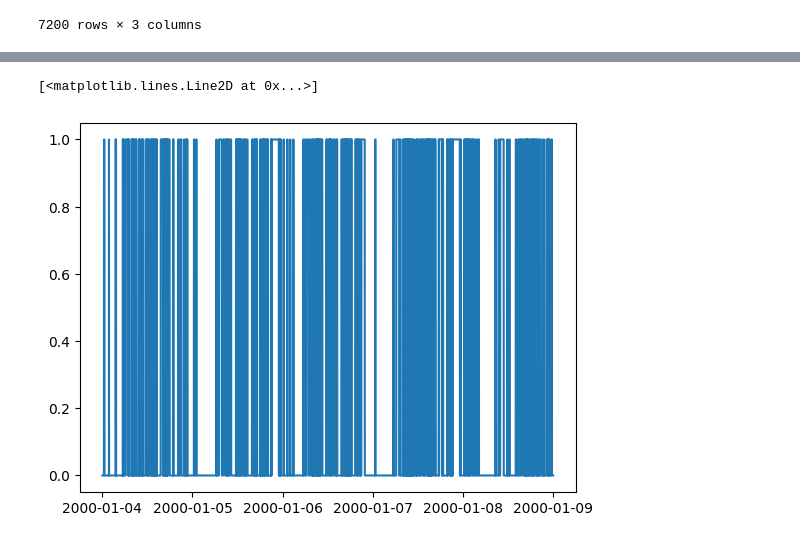
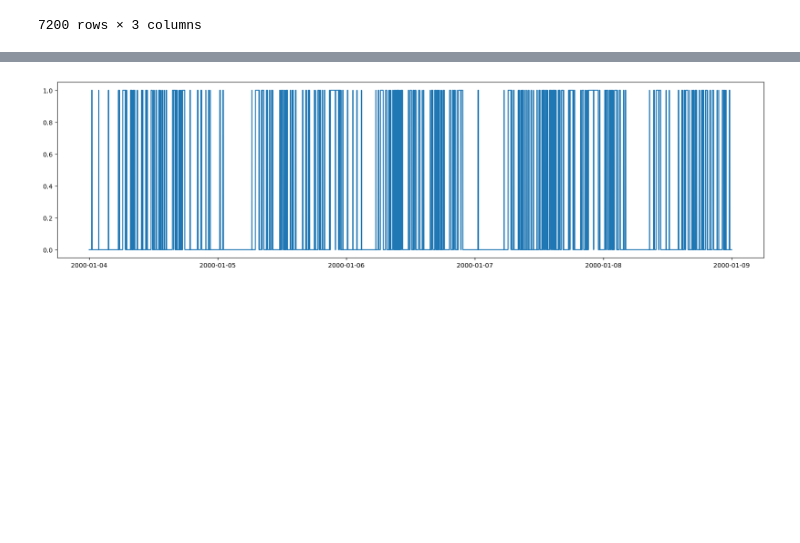
Before and after one commit to ADAMMA-CDHI-ETH-Zurich/CosinorAge, a Jupyter notebook: examples/data_loading.ipynb, the cells around one changed output, grey strips where cells are left out. Saved outputs shown, nothing was run; the diff lists cells and outputs as text; code cells hidden in the pictures; blank space fills up the shorter version.

```diff
--- a/examples/data_loading.ipynb
+++ b/examples/data_loading.ipynb
@@ -131,8 +140,7 @@ smartwatch_loader_p.get_enmo_data()["sleep_predictions"].hist()
 # %%
 import matplotlib.pyplot as plt
-plt.figure(figsize=(10, 5))
+plt.figure(figsize=(20, 5))
 plt.plot(smartwatch_loader_p.get_enmo_data()["sleep_predictions"])
 plt.show()
 # %% [output]
-[<matplotlib.lines.Line2D at 0x...>]
-[figure, old version]
+[figure, new version]
```
Also changed, not shown: parts of 3 cells of this notebook, 2 other files.
